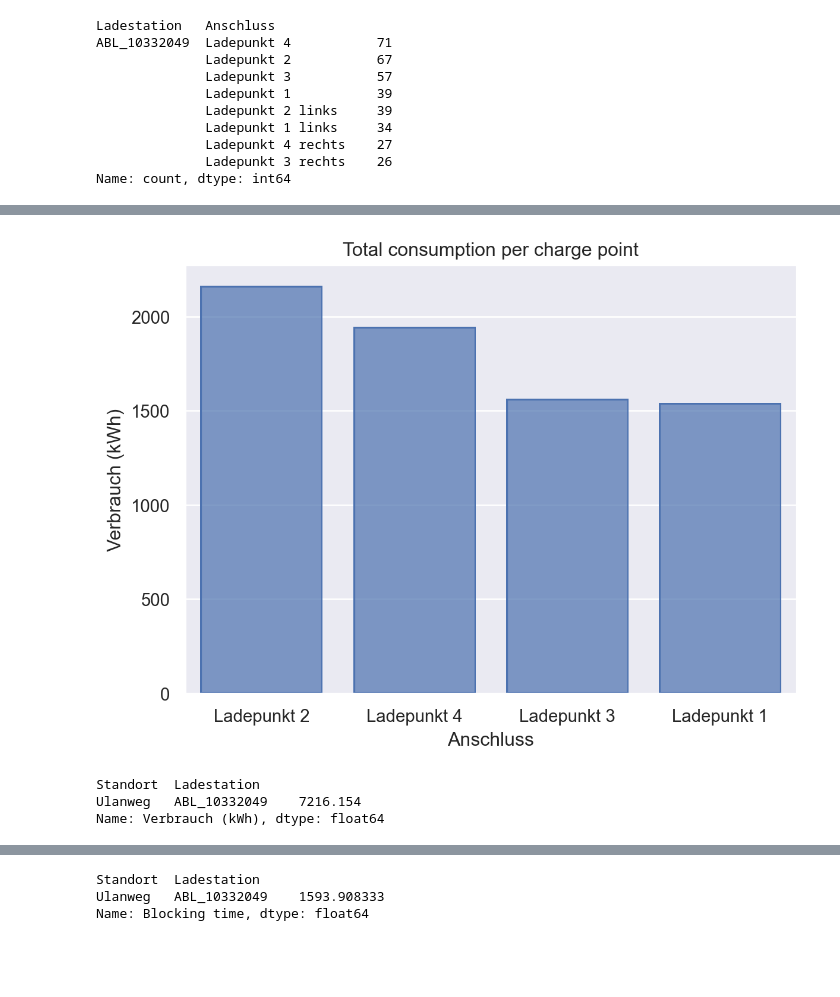
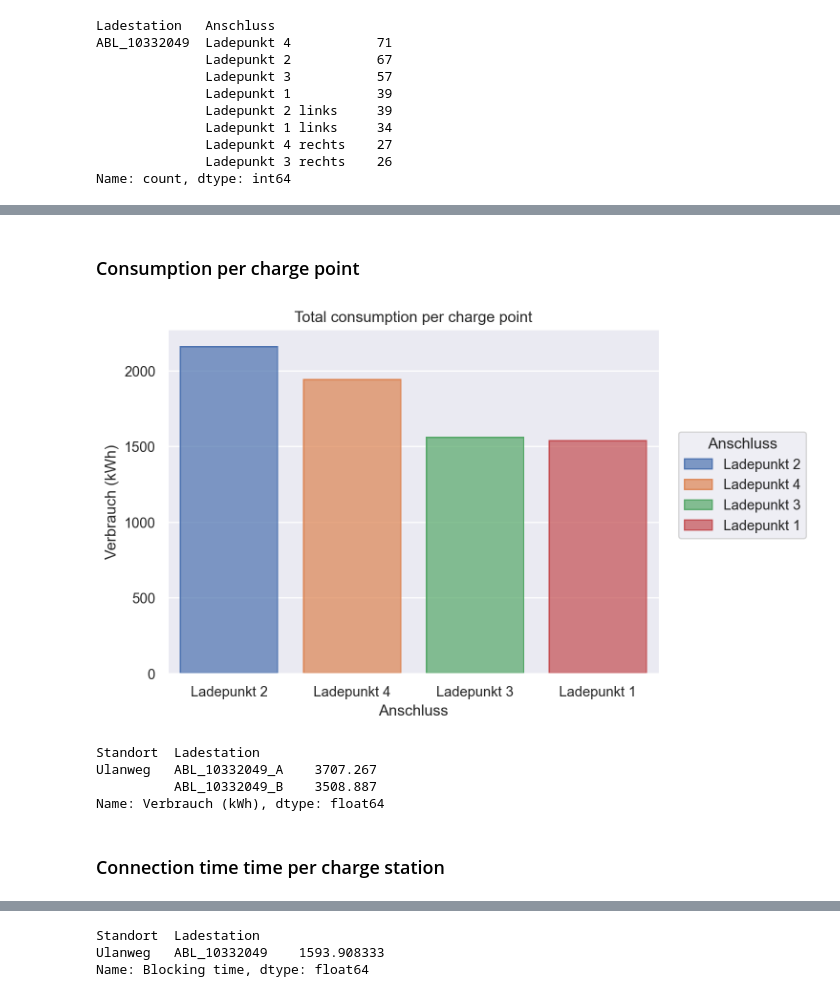
Before and after one commit to Omotayewo/EV-charging-analysis, a Jupyter notebook: Notebooks/Analysis of Electric Vehicle Charging Transactions (Users).ipynb, the cells around one changed output, grey strips where cells are left out. Saved outputs shown, nothing was run; the diff lists cells and outputs as text; code cells hidden in the pictures; blank space fills up the shorter version.

Commit message:
User edits

```diff
--- a/Notebooks/Analysis of Electric Vehicle Charging Transactions (Users).ipynb
+++ b/Notebooks/Analysis of Electric Vehicle Charging Transactions (Users).ipynb
@@ -859,3 +870,13 @@ user_data['Anschluss'] = user_data['Anschluss'].map({
     'Ladepunkt 4': 'Ladepunkt 4',
     'Ladepunkt 4 rechts': 'Ladepunkt 4'
 })
+# %%
+# Split the charge stations into two
+def rename_charge_station(df):
+    if df['Anschluss'] == 'Ladepunkt 1' or df['Anschluss'] == 'Ladepunkt 2':
+        ladestation = 'ABL_10332049_A'
+    else:
+        ladestation = 'ABL_10332049_B'
+    return ladestation
+# %%
+user_data['Ladestation'] = user_data.apply(rename_charge_station, axis=1)
@@ -862,21 +909,26 @@ user_data['Anschluss'] = user_data['Anschluss'].map({
+# %% [markdown]
+### Consumption per charge point
 # %%
 # Stack the consumption of each charge points
 x = (
-    so.Plot(user_data, x="Anschluss", y='Verbrauch (kWh)')
+    so.Plot(user_data, x="Anschluss", y='Verbrauch (kWh)', color='Anschluss')
     .add(so.Bar(), so.Agg('sum'))
     .label(y='Verbrauch (kWh)', title='Total consumption per charge point')
 )
 
 # Save figure
-x.save('../Images/Public/Redo/consumption-per-charge-station')
+x.save('../Images/Public/Redo/consumption-per-charge-point')
 # %% [output]
-[figure, old version]
+[figure, new version]
 # %%
 user_data.groupby(['Standort', 'Ladestation'])['Verbrauch (kWh)'].sum()
 # %% [output]
 Standort  Ladestation
-Ulanweg   ABL_10332049    7216.154
+Ulanweg   ABL_10332049_A    3707.267
+          ABL_10332049_B    3508.887
 Name: Verbrauch (kWh), dtype: float64
+# %% [markdown]
+### Connection time time per charge station
 # %%
 # Stack the connection time of each charge point per station
 x = (
```
Also changed, not shown: parts of 35 cells of this notebook, 12 other files.
